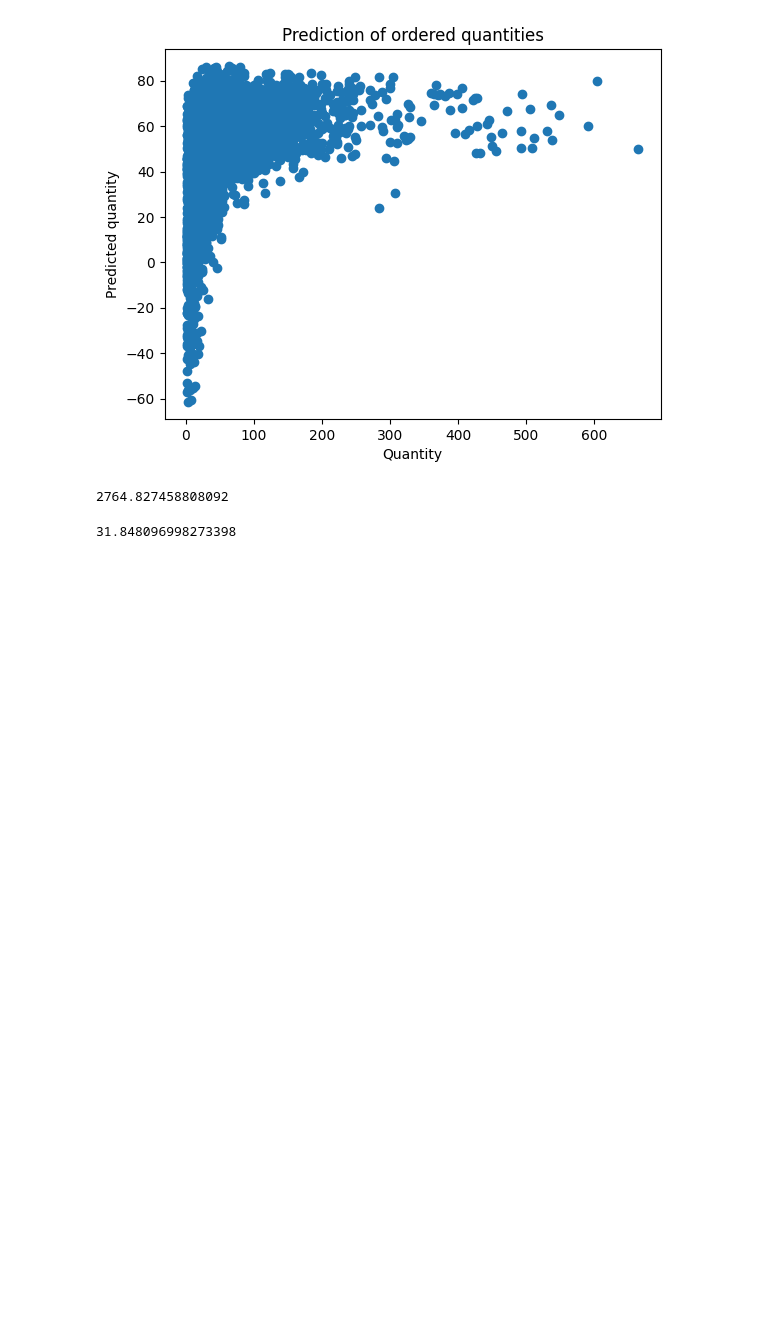
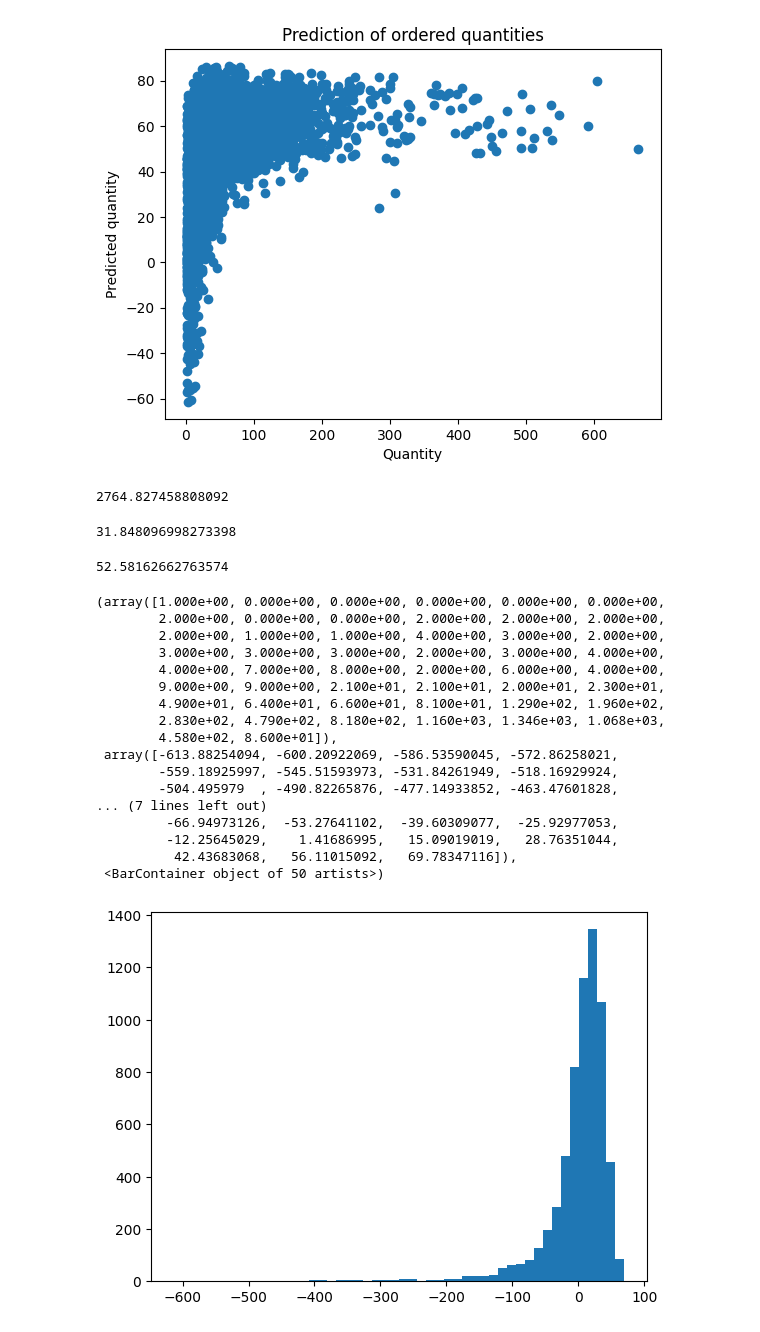
Before and after one commit to DKnightAnon/DEDS_repository, a Jupyter notebook: Week 8/Practicum_8.1_Regressiemodellen.ipynb, the cells around one changed output. Cells and saved outputs as stored; diff of their text form; code cells hidden in the pictures; blank space fills up the shorter version.

```diff
--- a/Week 8/Practicum_8.1_Regressiemodellen.ipynb
+++ b/Week 8/Practicum_8.1_Regressiemodellen.ipynb
@@ -288,3 +294,28 @@ mean_squared_error(y_prediction_merge_test["QUANTITY"], y_prediction_merge_test[
 mean_absolute_error(y_prediction_merge_test["QUANTITY"], y_prediction_merge_test["Predicted Quantity"])
 # %% [output]
 31.848096998273398
+# %%
+numpy.sqrt(mean_squared_error(y_prediction_merge_test["QUANTITY"], y_prediction_merge_test["Predicted Quantity"]))
+# %% [output]
+52.58162662763574
+# %%
+plt.hist(y_prediction_merge_test["Predicted Quantity"] - y_prediction_merge_test["QUANTITY"], bins=50)
+# %% [output]
+(array([1.000e+00, 0.000e+00, 0.000e+00, 0.000e+00, 0.000e+00, 0.000e+00,
+        2.000e+00, 0.000e+00, 0.000e+00, 2.000e+00, 2.000e+00, 2.000e+00,
+        2.000e+00, 1.000e+00, 1.000e+00, 4.000e+00, 3.000e+00, 2.000e+00,
+        3.000e+00, 3.000e+00, 3.000e+00, 2.000e+00, 3.000e+00, 4.000e+00,
+        4.000e+00, 7.000e+00, 8.000e+00, 2.000e+00, 6.000e+00, 4.000e+00,
+        9.000e+00, 9.000e+00, 2.100e+01, 2.100e+01, 2.000e+01, 2.300e+01,
+        4.900e+01, 6.400e+01, 6.600e+01, 8.100e+01, 1.290e+02, 1.960e+02,
+        2.830e+02, 4.790e+02, 8.180e+02, 1.160e+03, 1.346e+03, 1.068e+03,
+        4.580e+02, 8.600e+01]),
+ array([-613.88254094, -600.20922069, -586.53590045, -572.86258021,
+        -559.18925997, -545.51593973, -531.84261949, -518.16929924,
+        -504.495979  , -490.82265876, -477.14933852, -463.47601828,
+... (7 lines left out)
+         -66.94973126,  -53.27641102,  -39.60309077,  -25.92977053,
+         -12.25645029,    1.41686995,   15.09019019,   28.76351044,
+          42.43683068,   56.11015092,   69.78347116]),
+ <BarContainer object of 50 artists>)
+[figure, added]
```
Also changed, not shown: parts of 1 cell of this notebook, 2 other files.
